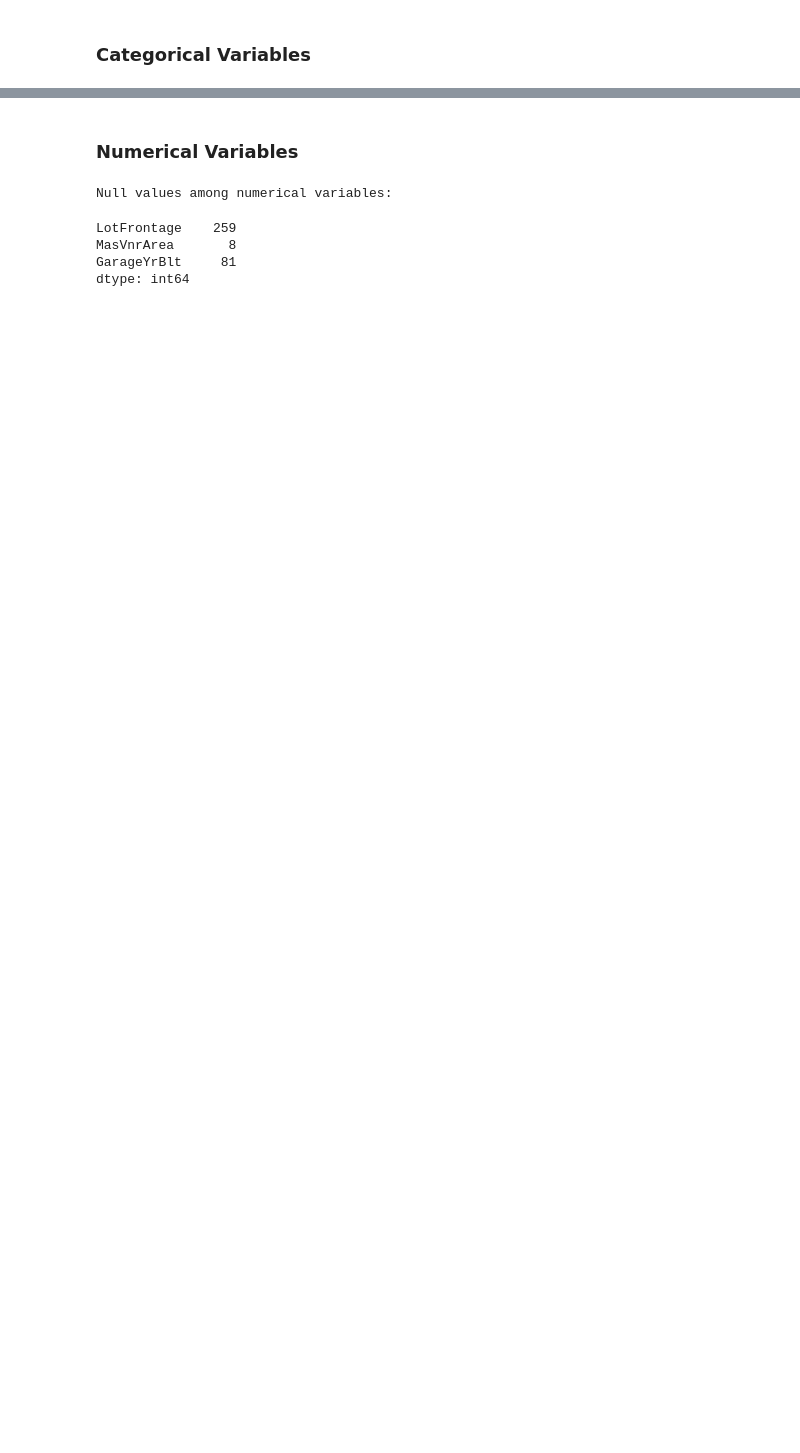
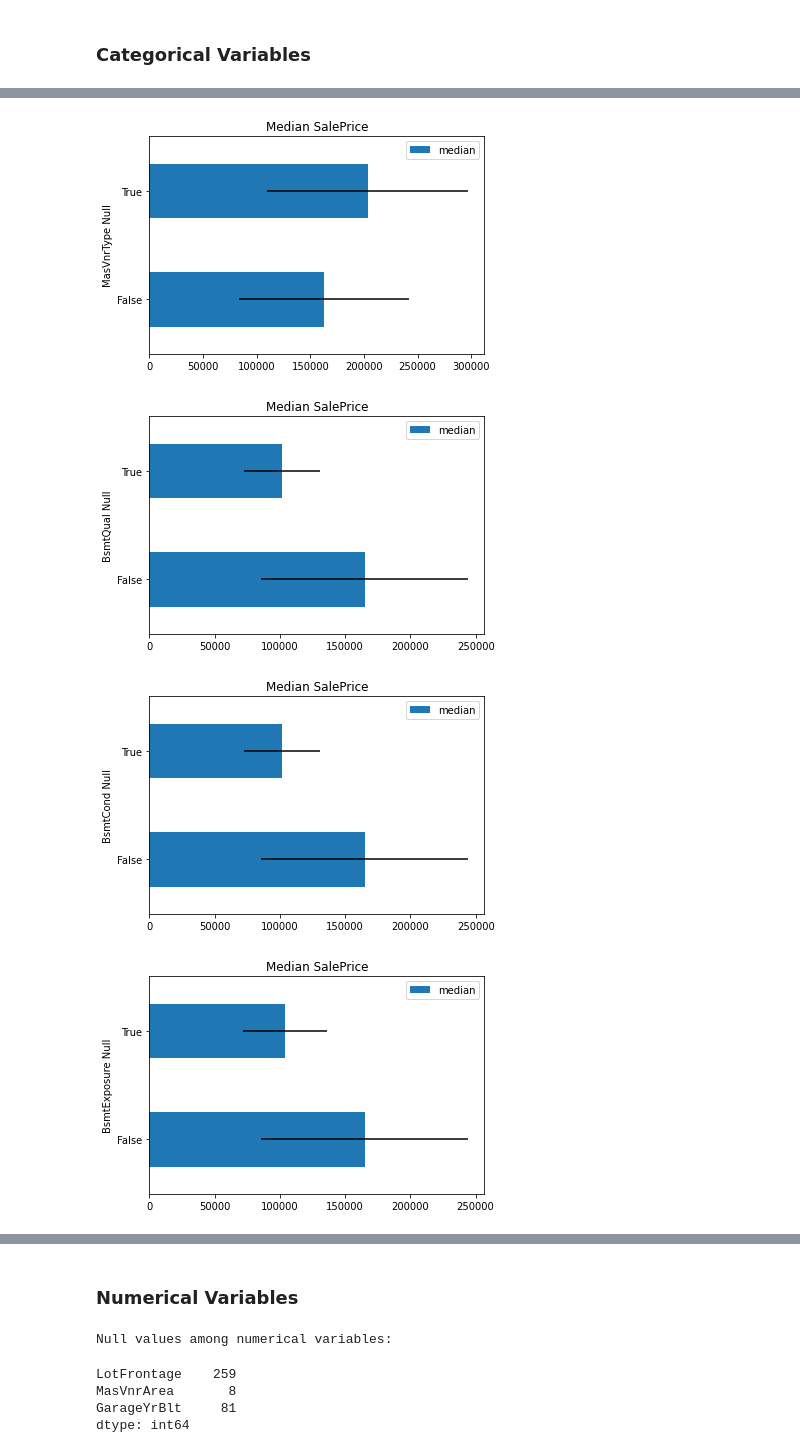
Before and after one commit to ngpraveen/HousePricing, a Jupyter notebook: notebooks/01-EDA.ipynb, the cells around one changed output, grey strips where cells are left out. Saved outputs shown, nothing was run; the diff lists cells and outputs as text; code cells hidden in the pictures; blank space fills up the shorter version.

```diff
--- a/notebooks/01-EDA.ipynb
+++ b/notebooks/01-EDA.ipynb
@@ -99,7 +103,9 @@ train[vars_num].head()
 # %% [markdown]
 ### Categorical Variables
 # %%
-print("Null values among categorical variables:")
-tmp = train[vars_cat].isnull().sum()
-tmp[tmp>0]
+print("Percentage of NA values among categorical variables:")
+printhline()
+tmp = train[vars_cat].isnull().mean()
+vars_cat_with_na = tmp[tmp>0].index
+tmp[tmp>0].sort_values(ascending=False)
 # %% [output]
@@ -124,7 +135,10 @@ dtype: int64
 # %%
-vars_cat_with_more_na = ["Alley", "FireplaceQu", "PoolQC", "Fence", "MiscFeature"]
-vars_cat_with_few_na = [var for var in vars_cat if var not in vars_cat_with_more_na]
-print(f"May missing values: {len(vars_cat_with_more_na)}")
+vars_cat_with_more_na = ["PoolQC", "MiscFeature", "Alley", "Fence", "FireplaceQu"]
+vars_cat_with_few_na = [var for var in vars_cat_with_na if var not in vars_cat_with_more_na]
+print("Categorical variables:")
+printhline(22)
+print(f"Many missing values: {len(vars_cat_with_more_na)}")
 print(f"Few missing values: {len(vars_cat_with_few_na)}")
+print(f"No missing values: {len(vars_cat) - len(vars_cat_with_more_na) - len(vars_cat_with_few_na)}")
 print(f"Total: {len(vars_cat)}")
 # %% [output]
@@ -133 +150,19 @@ Few missing values: 38
 Total: 43
+# %%
+def analyze_cat_vars(df, var):
+    tmp = pd.DataFrame()
+    tmp[var] = df[var].isna()
+    tmp['SalePrice'] = df['SalePrice'].copy()
+    tmp2 = tmp.groupby(var)['SalePrice'].agg(['median', 'std'])
+    tmp2.plot(kind='barh', y='median', xerr='std')
+    plt.title('Median SalePrice')
+    plt.ylabel(var+' Null')
+    plt.show()
+# %%
+for var in vars_cat_with_few_na:
+    analyze_cat_vars(train, var)
+# %% [output]
+[figure, added]
+[figure, added]
+[figure, added]
+[figure, added]
```
Also changed, not shown: parts of 7 cells of this notebook.
